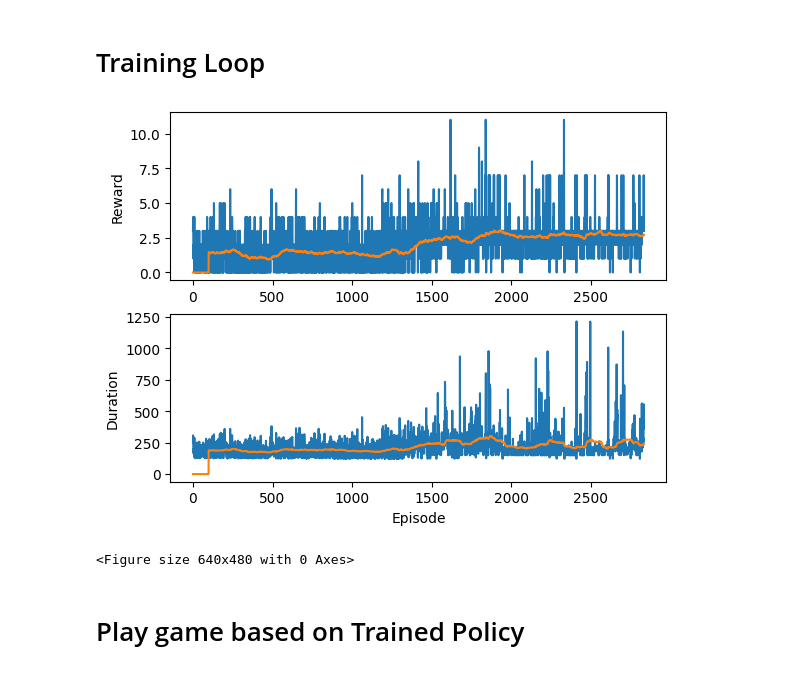
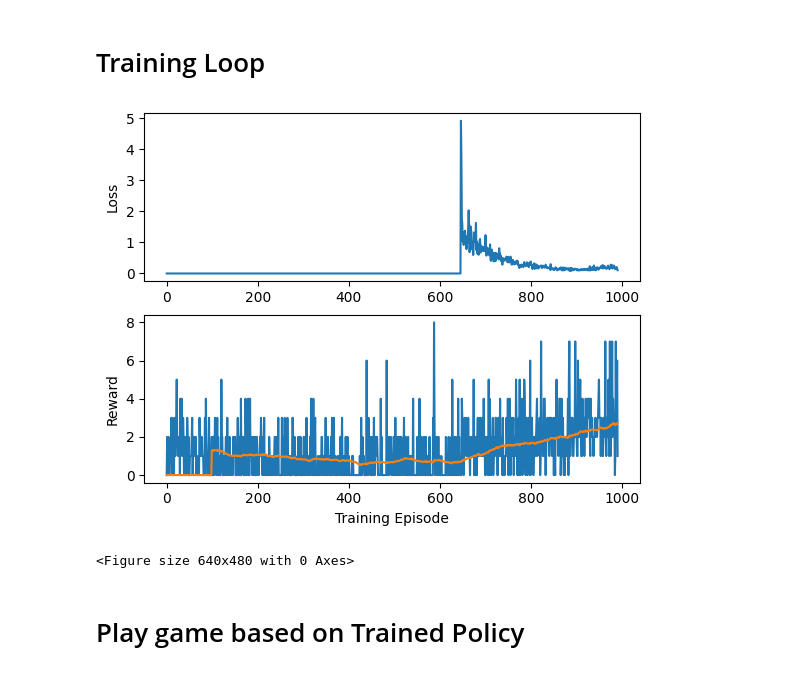
Before and after one commit to CQHofsns/DRL, a Jupyter notebook: Atari/BreakOut/DQN/BreakOut.ipynb, the cells around one changed output. Saved outputs shown, nothing was run; the diff lists cells and outputs as text; code cells hidden in the pictures.

```diff
--- a/Atari/BreakOut/DQN/BreakOut.ipynb
+++ b/Atari/BreakOut/DQN/BreakOut.ipynb
@@ -349,10 +375,13 @@ def optimize_model():
     """
     Tìm Q-target
     """
-    Q_target= reward_batch+ GAMMA*Q_hat_next_state
+    #print(f"reward batch shape {reward_batch.shape}")
+    #print(f"Q_hat_next_state shape {Q_hat_next_state.shape}")
+    Q_target= (GAMMA*Q_hat_next_state)+ reward_batch
 
     # Tính hàm loss
     criterion= nn.SmoothL1Loss()
+    #criterion= nn.MSELoss()
     loss= criterion(Q_value, Q_target.unsqueeze(1))
 
     # Tối ưu model
@@ -364,67 +393,100 @@ def optimize_model():
     Điều này có thể xảy ra trong deep neural network, đặc biệt là trong reinforcement learning, nơi mà giá trị estimate có thể bị phân kỳ hay dao động lớn.
     """
     torch.nn.utils.clip_grad_value_(policy_net.parameters(), 1000)
+    #torch.nn.utils.clip_grad_norm_(policy_net.parameters(), max_norm=1.0)
+    #for param in policy_net.parameters():
+    #    param.grad.data.clamp_(-1, 1)
+
     optimizer.step()
-    #print("Optimize model hoàn tất")
+    #scheduler.step()
+
+    return loss
 # %%
-if torch.cuda.is_available:
-    num_episode= 1000000
+count_update= 0
+
+if torch.cuda.is_available():
+    num_episode= 100000
 else:
-    num_episode= 50
+    num_episode= 500
 
 print(f"Training on total of {num_episode} episodes")
 
-for espisode in range(num_episode):
+for episode in range(num_episode):
     fire_ball= True
-    state, info= env.reset(seed=random.randint(0, 2**24))
+    state, info= env.reset()
     state= torch.tensor(state, dtype= torch.float32, device= device).unsqueeze(0)
-    accumulate_reward= 0
+    accumulate_reward= 0.0
+    accumulate_loss= 0.0
+    current_life= info['lives']
+
     for t in count():
+        count_update+= 1
+
         action= select_action(state)
         observation, reward, terminated, truncated, info= env.step(action.item())
+
+        #if current_life > info['lives']:
+        #    fire_ball = True
+
+
         done= terminated or truncated
+        accumulate_reward+= reward
         reward= torch.tensor([reward], device= device)
+
+        #reward = torch.clamp(input=reward, min= -1, max=1)
 
         if terminated:
             next_state= None
         else:
             next_state= torch.tensor(observation, dtype= torch.float32, device= device).unsqueeze(0)
+
+
 
         # Lưu transition vào memory
         memory.push(state, action, next_state, reward)
 
         # Đi đến state tiếp theo
         state= next_state
 
         # Train model
-        optimize_model()
+        if count_update%UPDATE_FREQ== 0:
+            if count_update> MEMORY_CAPACITY:
+                loss= optimize_model()
+                if loss:
+                    accumulate_loss+= loss.item()
 
         # Update the Target net with soft update: θ′ ← τ θ + (1 −τ )θ′
-        if t%TARGET_UPDATE_STEP== 0:
+        if count_update%TARGET_UPDATE_STEP== 0:
             target_net_state_dict= target_net.state_dict()
             policy_net_state_dict= policy_net.state_dict()
 
-            for key in policy_net_state_dict:
-                target_net_state_dict[key]= policy_net_state_dict[key]*TAU+ target_net_state_dict[key]*(1- TAU)
-            target_net.load_state_dict(target_net_state_dict) # Update target model theo TAU
-            #target_net.load_state_dict(policy_net_state_dict) # Update target model bằng policy model
+            #for key in policy_net_state_dict:
+            #    target_net_state_dict[key]= policy_net_state_dict[key]*TAU+ target_net_state_dict[key]*(1- TAU)
+            #target_net.load_state_dict(target_net_state_dict) # Update target model theo TAU
+            target_net.load_state_dict(policy_net.state_dict()) # Update target model bằng policy model
 
-        accumulate_reward+= reward
-
-        if terminated:
+        if done:
             episode_durations.append(t+1)
             episode_rewards.append(accumulate_reward)
+            episode_loss.append(accumulate_loss/t)
             plot_durations()
+            break
 
-        if done:
-            break
+    if episode%CHECKPOINT_STEP== 0 and episode!= 0:
+        torch.save({
+            'episode': episode,
+            'model_state_dict': policy_net.state_dict(),
+            'loss': accumulate_loss/t,
+            'steps_done': steps_done,
+            'count_update': count_update,
+            }, f'save_models/policy_model_checkpoint_{episode}th_episodes.pt')
 
 print("Complete")
 plot_durations(show_result=True)
 plt.ioff()
 plt.show()
 # %% [output]
-[figure, old version]
+[figure, new version]
 <Figure size 640x480 with 0 Axes>
 # %%
 version= 'v1'
```
Also changed, not shown: parts of 9 cells of this notebook.
